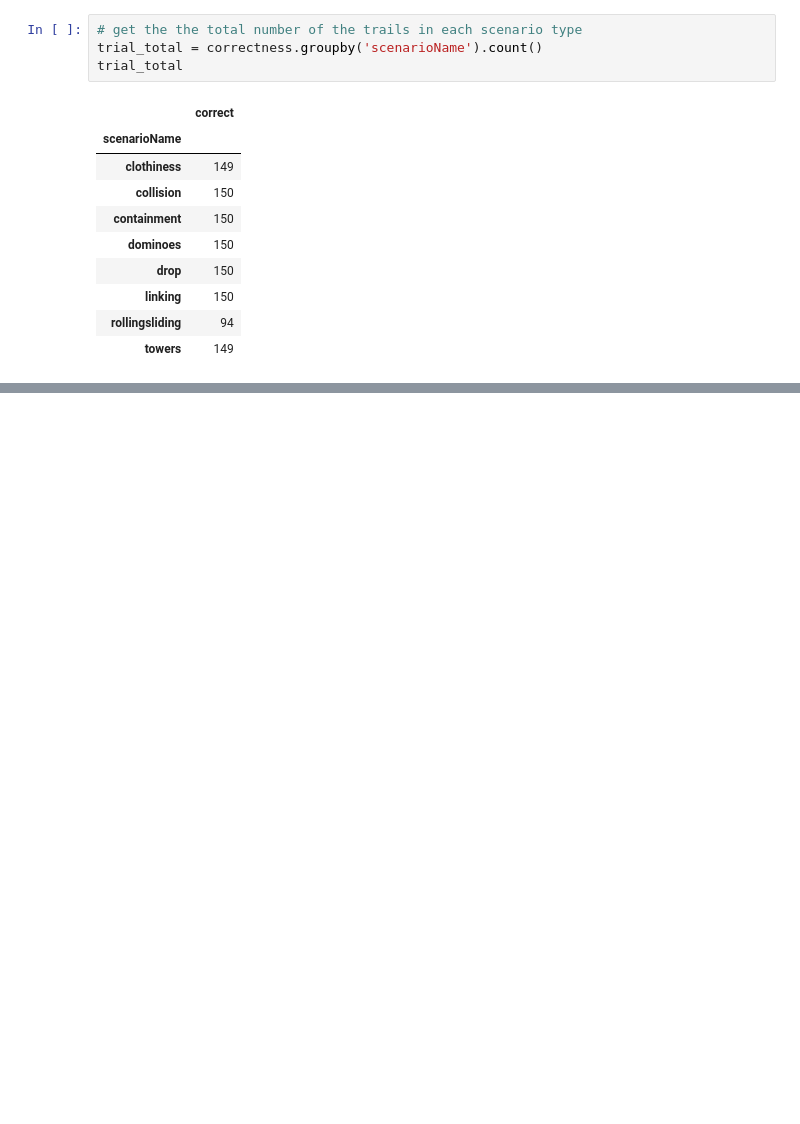
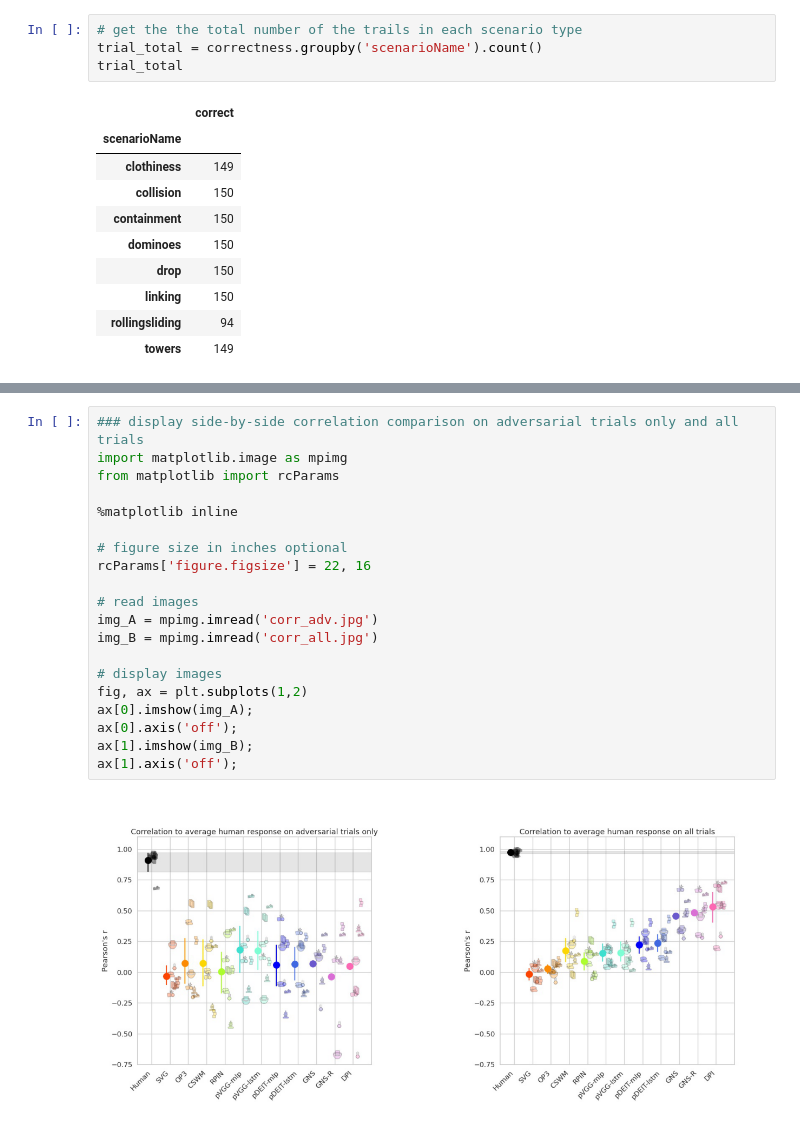
Before and after one commit to cogtoolslab/physics-benchmarking-neurips2021, a Jupyter notebook: analysis/analyze_human_model_behavior.ipynb, the cells around one changed output, grey strips where cells are left out. Saved outputs shown, nothing was run; the diff lists cells and outputs as text; blank space fills up the shorter version.

```diff
--- a/analysis/analyze_human_model_behavior.ipynb
+++ b/analysis/analyze_human_model_behavior.ipynb
@@ -544,0 +957,22 @@ correct_below_50_prop
+# %%
+### display side-by-side correlation comparison on adversarial trials only and all trials
+import matplotlib.image as mpimg
+from matplotlib import rcParams
+
+%matplotlib inline
+
+# figure size in inches optional
+rcParams['figure.figsize'] = 22, 16
+
+# read images
+img_A = mpimg.imread('corr_adv.jpg')
+img_B = mpimg.imread('corr_all.jpg')
+
+# display images
+fig, ax = plt.subplots(1,2)
+ax[0].imshow(img_A);
+ax[0].axis('off');
+ax[1].imshow(img_B);
+ax[1].axis('off');
+# %% [output]
+[figure, added]
```
Also changed, not shown: parts of 66 cells of this notebook, 1 other file.
